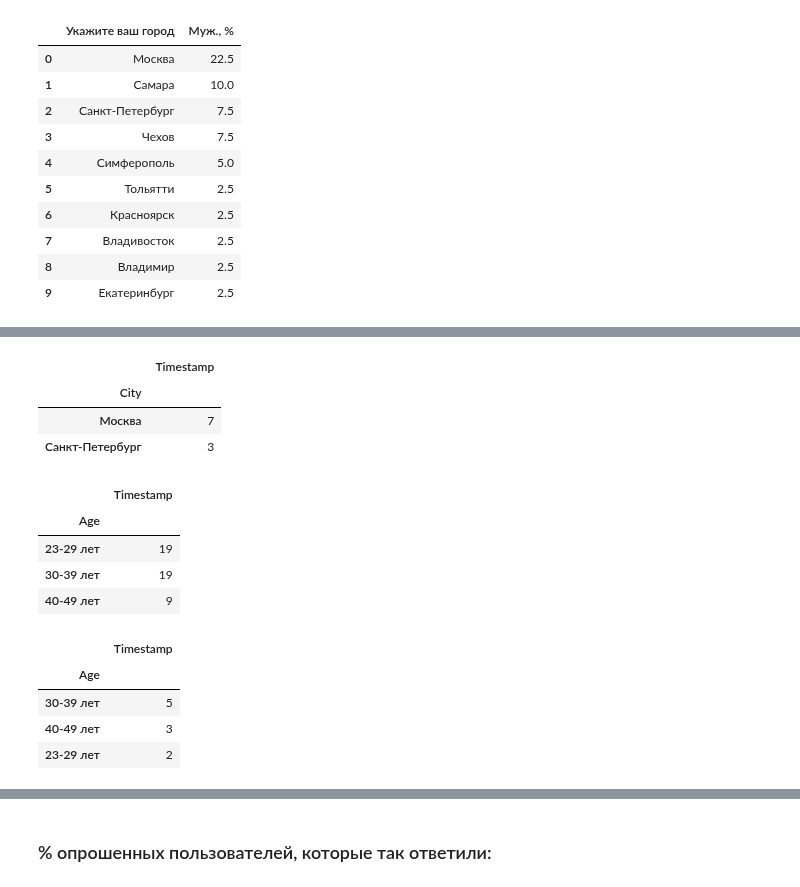
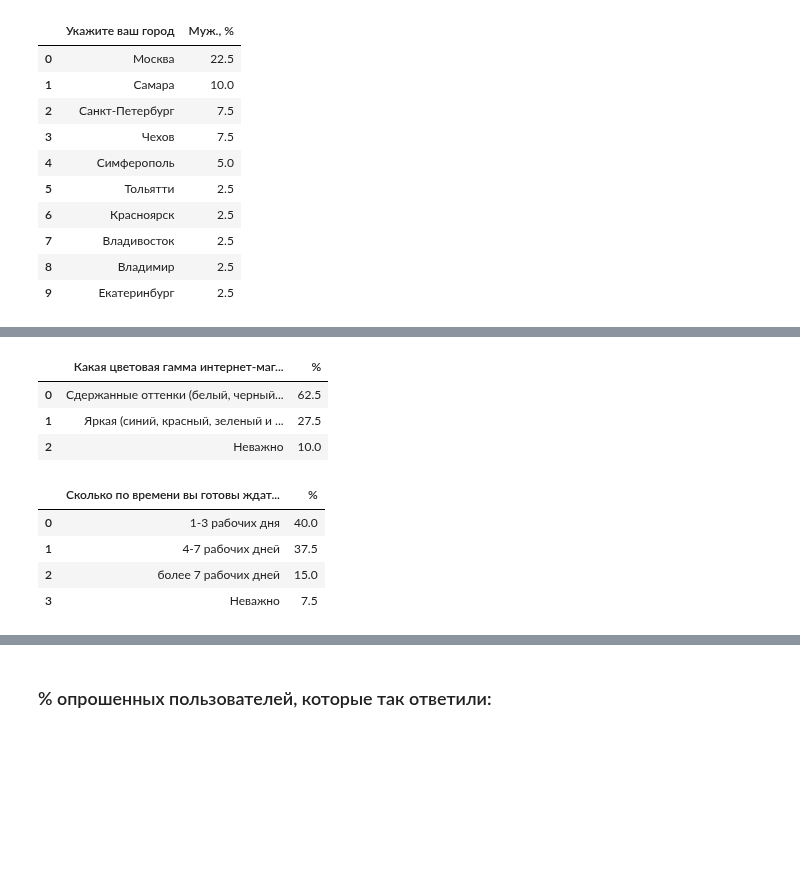
Before and after one commit to Gralex78/Home-Work-PYDA-20, a Jupyter notebook: 28_Grow/Grow.ipynb, the cells around one changed output, grey strips where cells are left out. Cells and saved outputs as stored; diff of their text form; code cells hidden in the pictures; blank space fills up the shorter version.

```diff
--- a/28_Grow/Grow.ipynb
+++ b/28_Grow/Grow.ipynb
@@ -948,26 +844,19 @@ target_audience_f.groupby('City').count()[['Timestamp']].sort_values('Timestamp'
-# %%
-# Мужчины
-target_audience_m.groupby('City').count()[['Timestamp']].sort_values('Timestamp', ascending=False).head()
-# %% [output]
-|  | Timestamp |
-| City |  |
-| Москва | 7 |
-| Санкт-Петербург | 3 |
-# %%
-# В основном, женщины из Москвы и Санкт-Петербурга в возрасте 23-49 лет
-target_audience_f.groupby('Age').count()[['Timestamp']].sort_values('Timestamp', ascending=False).head()
-# %% [output]
-|  | Timestamp |
-| Age |  |
-| 23-29 лет | 19 |
-| 30-39 лет | 19 |
-| 40-49 лет | 9 |
-# %%
-# В основном, мужчины из Москвы и Санкт-Петербурга в возрасте 30-49 лет
-target_audience_m.groupby('Age').count()[['Timestamp']].sort_values('Timestamp', ascending=False).head()
-# %% [output]
-|  | Timestamp |
-| Age |  |
-| 30-39 лет | 5 |
-| 40-49 лет | 3 |
-| 23-29 лет | 2 |
+# %%
+df_m_4 = round(m.iloc[:,[4]].value_counts() / m.iloc[:,[4]].value_counts().sum() * 100, 1).reset_index()
+df_m_4.columns = ['Какая цветовая гамма интернет-магазина вам нравится?', '%']
+df_m_4
+# %% [output]
+|  | Какая цветовая гамма интернет-маг... | % |
+| 0 | Сдержанные оттенки (белый, черный... | 62.5 |
+| 1 | Яркая (синий, красный, зеленый и ... | 27.5 |
+| 2 | Неважно | 10.0 |
+# %%
+df_m_5 = round(m.iloc[:,[5]].value_counts() / m.iloc[:,[5]].value_counts().sum() * 100, 1).reset_index()
+df_m_5.columns = ['Сколько по времени вы готовы ждать свой заказ?', '%']
+df_m_5
+# %% [output]
+|  | Сколько по времени вы готовы ждат... | % |
+| 0 | 1-3 рабочих дня | 40.0 |
+| 1 | 4-7 рабочих дней | 37.5 |
+| 2 | более 7 рабочих дней | 15.0 |
+| 3 | Неважно | 7.5 |
```
Also changed, not shown: parts of 28 cells of this notebook.
